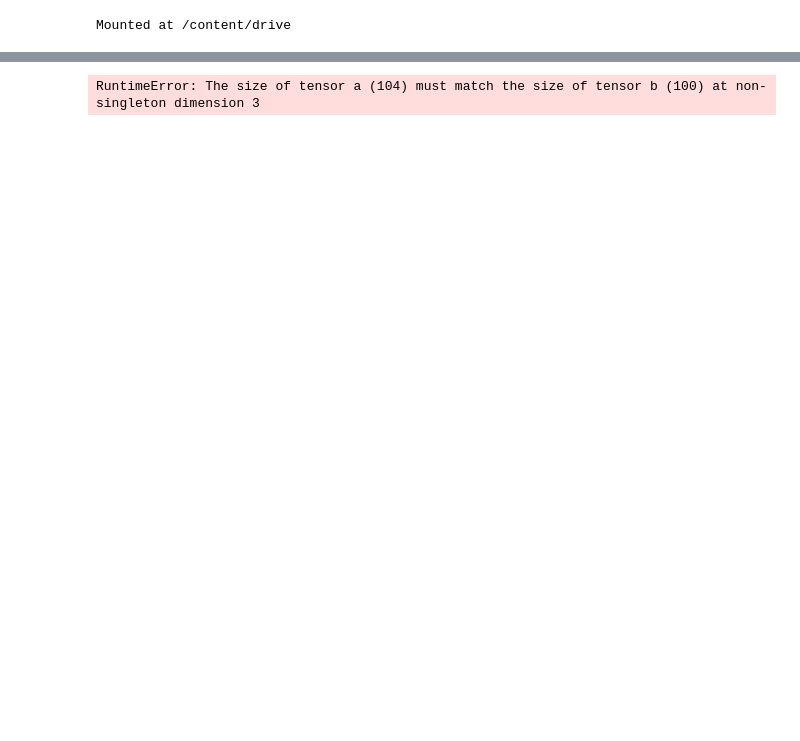
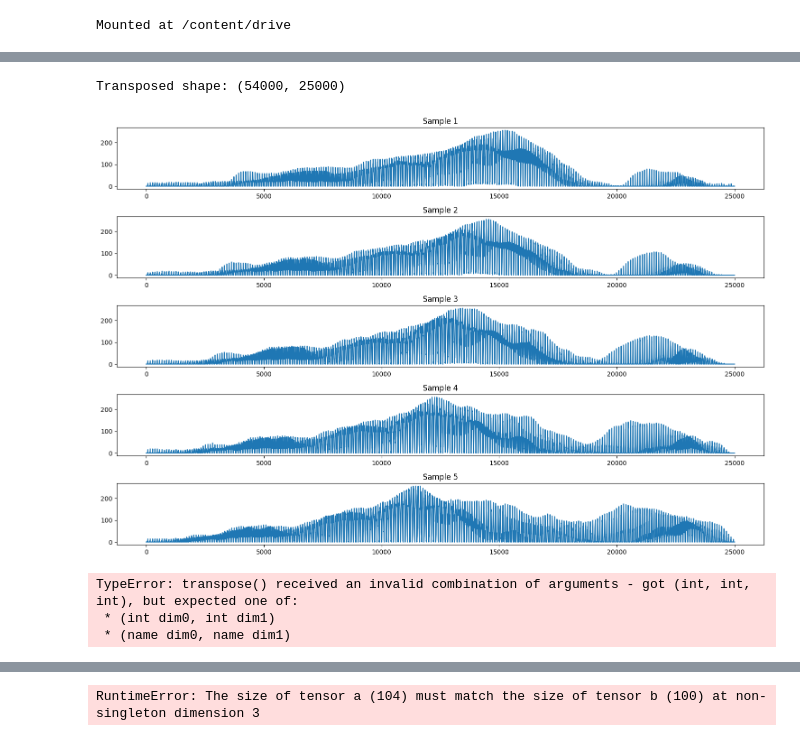
Before and after one commit to newton-raphson/sequential_image_classification, a Jupyter notebook: notebooks/Q2_592.ipynb, the cells around one changed output, grey strips where cells are left out. Cells and saved outputs as stored; diff of their text form; code cells hidden in the pictures; blank space fills up the shorter version.

```diff
--- a/notebooks/Q2_592.ipynb
+++ b/notebooks/Q2_592.ipynb
@@ -13,3 +13,13 @@ import matplotlib.pyplot as plt
 import numpy as np
 
 mat_file_path = '/content/drive/MyDrive/combustion_img_13.mat'
+# %%
+f = h5py.File(mat_file_path, 'r')
+# %%
+with h5py.File(mat_file_path, 'r') as f:
+    train_x = f.get("train_set_x")
+    train_y = f.get("train_set_y")
+    print("Train set shape:", train_x.shape)
+    print("Train set data type:", train_x.dtype)
+    print("Label set shape:", train_y.shape)
+    print("Label set data type:", train_y.dtype)
@@ -15,0 +31,8 @@ mat_file_path = '/content/drive/MyDrive/combustion_img_13.mat'
+# %%
+with h5py.File(mat_file_path, 'r') as f:
+    # Use [:] to read the data into memory as a NumPy array
+    train_x = np.array(f.get("train_set_x")[:5])  # Read only the first 5 elements
+    train_y = np.array(f.get("train_set_y")[:5])  # Assuming train_y is correctly aligned with train_x
+
+print("Sample data from train set:", train_x)
+print("Sample labels from train set:", train_y)
@@ -16,5 +50,31 @@ mat_file_path = '/content/drive/MyDrive/combustion_img_13.mat'
+# %%
+with h5py.File(mat_file_path, 'r') as f:
+    # Assuming 'train_set_x' is a 2D array with shape [features, samples]
+    train_x = f.get("train_set_x")[:]  # Load the entire data into memory
+    train_y = f.get("train_set_y")[:]  # Assuming this aligns with the samples
+
+# Transpose the data to have samples as the first dimension
+train_data = train_x.T  # Now shape should be [54000, 25000]
+
+print("Transposed shape:", train_data.shape)
+# %% [output]
+Transposed shape: (54000, 25000)
+# %%
+num_samples_to_plot = 5
+
+plt.figure(figsize=(15, 10))
+for i in range(num_samples_to_plot):
+    plt.subplot(num_samples_to_plot, 1, i + 1)
+    plt.plot(train_data[i])
+    plt.title(f"Sample {i+1}")
+    plt.tight_layout()
+
+plt.show()
+# %% [output]
+[figure, added]
 # %%
 # Open the .mat file
+# do not use
 with h5py.File(mat_file_path, 'r') as file:
     train_images = torch.tensor(file['train_set_x'][:], dtype=torch.float)
     train_labels = torch.tensor(file['train_set_y'][:], dtype=torch.long)
@@ -24,6 +84,13 @@ with h5py.File(mat_file_path, 'r') as file:
     test_labels = torch.tensor(file['test_set_y'][:], dtype=torch.long)
 
     # Reshape the images to [num_samples, channels, height, width]
-    train_images = train_images.reshape(-1, 1, 250, 100)
+    train_images = train_images.reshape(-1, 250, 100)
     valid_images = valid_images.reshape(-1, 1, 250, 100)
     test_images = test_images.reshape(-1, 1, 250, 100)
+    train_images = train_images.transpose(0, 2, 1)
+    valid_images = valid_images.transpose(2, 3)
+    test_images = test_images.transpose(2, 3)
+# %% [output]
+TypeError: transpose() received an invalid combination of arguments - got (int, int, int), but expected one of:
+ * (int dim0, int dim1)
+ * (name dim0, name dim1)
```
Also changed, not shown: parts of 24 cells of this notebook.
